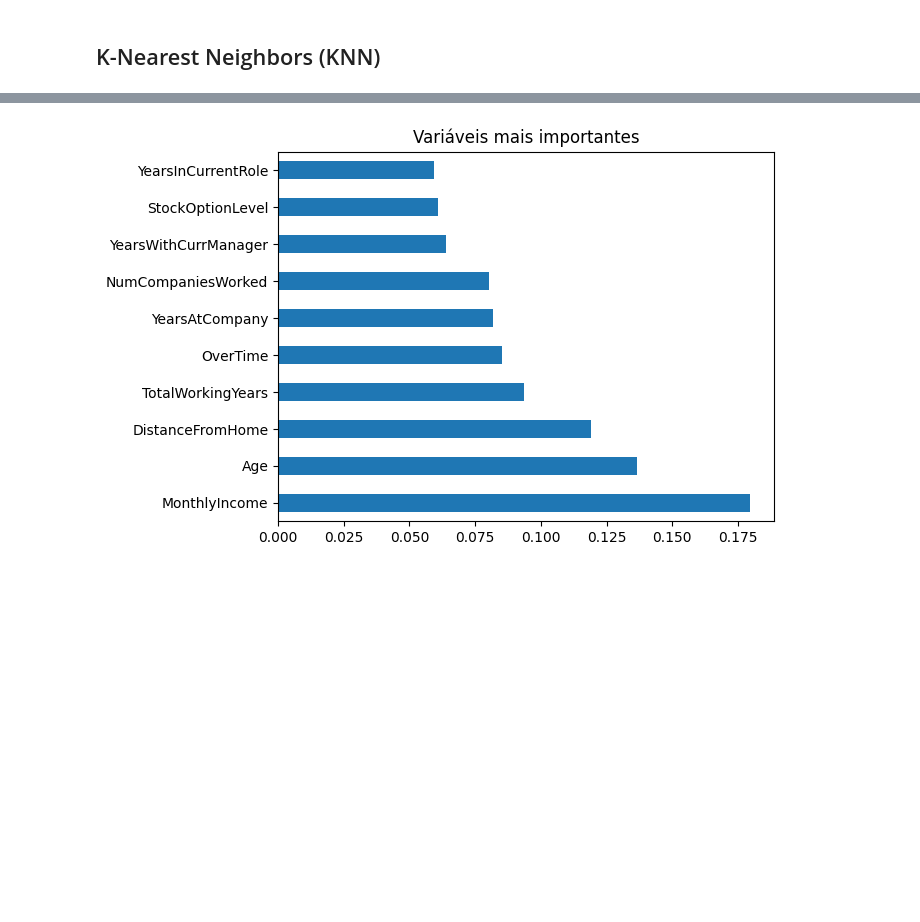
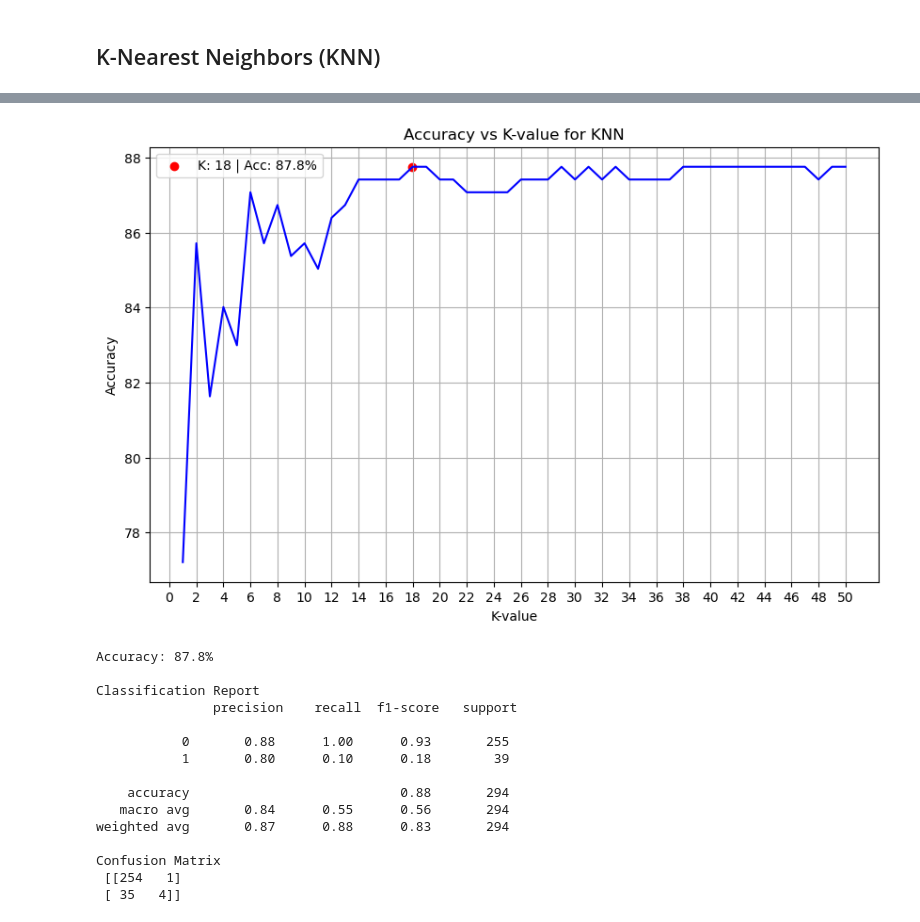
Before and after one commit to hmantovani/hmantovani, a Jupyter notebook: IBM-HR/model_IBM.ipynb, the cells around one changed output, grey strips where cells are left out. Cells and saved outputs as stored; diff of their text form; code cells hidden in the pictures; blank space fills up the shorter version.

```diff
--- a/IBM-HR/model_IBM.ipynb
+++ b/IBM-HR/model_IBM.ipynb
@@ -229,12 +47,0 @@ weighted avg       0.81      0.79      0.80       294
-# %%
-dt_classifier = DecisionTreeClassifier(random_state=21)
-dt_classifier.fit(X_train, Y_train)
-Y_pred_dt = dt_classifier.predict(X_test)
-
-accuracy_dt = accuracy_score(Y_test, Y_pred_dt)
-conf_matrix_dt = confusion_matrix(Y_test, Y_pred_dt)
-class_report_dt = classification_report(Y_test, Y_pred_dt)
-
-print(f'Accuracy: {accuracy_dt}', '\n')
-print('Confusion Matrix:\n', conf_matrix_dt, '\n')
-print('Classification Report:\n', class_report_dt)
@@ -325,7 +48,60 @@ Portanto, o Random Forest demonstra um bom equilíbrio entre sensibilidade (capa
-# %%
-feature_importances = pd.Series(rf_classifier.feature_importances_, index=X.columns)
-feature_importances.nlargest(10).plot(kind='barh')
-plt.title("Variáveis mais importantes")
-plt.show()
-# %% [output]
-[figure, removed]
+# %%
+from sklearn.neighbors import KNeighborsClassifier
+
+KNN_results = []
+
+for k in range(1, 51):
+    knn = KNeighborsClassifier(n_neighbors=k)
+    knn.fit(X_train, y_train.values.ravel())  # Using ravel() to convert to 1D array
+    yhat = knn.predict(X_test)
+    accuracy = accuracy_score(y_test, yhat)
+    KNN_results.append({'K-value': k, 'Accuracy': accuracy*100})
+
+KNN_accuracy_df = pd.DataFrame(KNN_results)
+
+# Find index of maximum accuracy
+KNN_max_index = KNN_accuracy_df['Accuracy'].idxmax()
+KNN_k_max = int(KNN_accuracy_df.loc[KNN_max_index]['K-value'])
+KNN_acc_max = KNN_accuracy_df.loc[KNN_max_index]['Accuracy']
+
+# Plotting
+plt.figure(figsize=(10, 6))
+plt.plot(KNN_accuracy_df['K-value'], KNN_accuracy_df['Accuracy'], linestyle='-', color='b')
+plt.xlabel('K-value')
+plt.ylabel('Accuracy')
+plt.title('Accuracy vs K-value for KNN')
+plt.scatter(KNN_k_max-0.05, KNN_acc_max, color='red', label=f'K: {KNN_k_max:.0f} | Acc: {KNN_acc_max:.1f}%')
+plt.legend()
+plt.xticks(range(0, 51, 2))
+plt.grid(True)
+plt.show()
+
+# Creating the model using the optimum value for K
+KNN_model = KNeighborsClassifier(n_neighbors = KNN_k_max)
+KNN_model.fit(X_train, y_train.values.ravel())
+KNN_pred = KNN_model.predict(X_test)
+KNN_accuracy = accuracy_score(y_test.values.ravel(), KNN_pred)
+KNN_cr = classification_report(y_test.values.ravel(), KNN_pred)
+KNN_cm = confusion_matrix(y_test.values.ravel(), KNN_pred)
+
+# Printing the metrics
+print("Accuracy:", f"{KNN_accuracy * 100:.1f}%\n")
+print("Classification Report\n", KNN_cr)
+print("Confusion Matrix\n", KNN_cm)
+# %% [output]
+[figure, added]
+Accuracy: 87.8%
+
+Classification Report
+               precision    recall  f1-score   support
+
+           0       0.88      1.00      0.93       255
+           1       0.80      0.10      0.18        39
+
+    accuracy                           0.88       294
+   macro avg       0.84      0.55      0.56       294
+weighted avg       0.87      0.88      0.83       294
+
+Confusion Matrix
+ [[254   1]
+ [ 35   4]]
```
Also changed, not shown: parts of 63 cells of this notebook, 34 other files.
